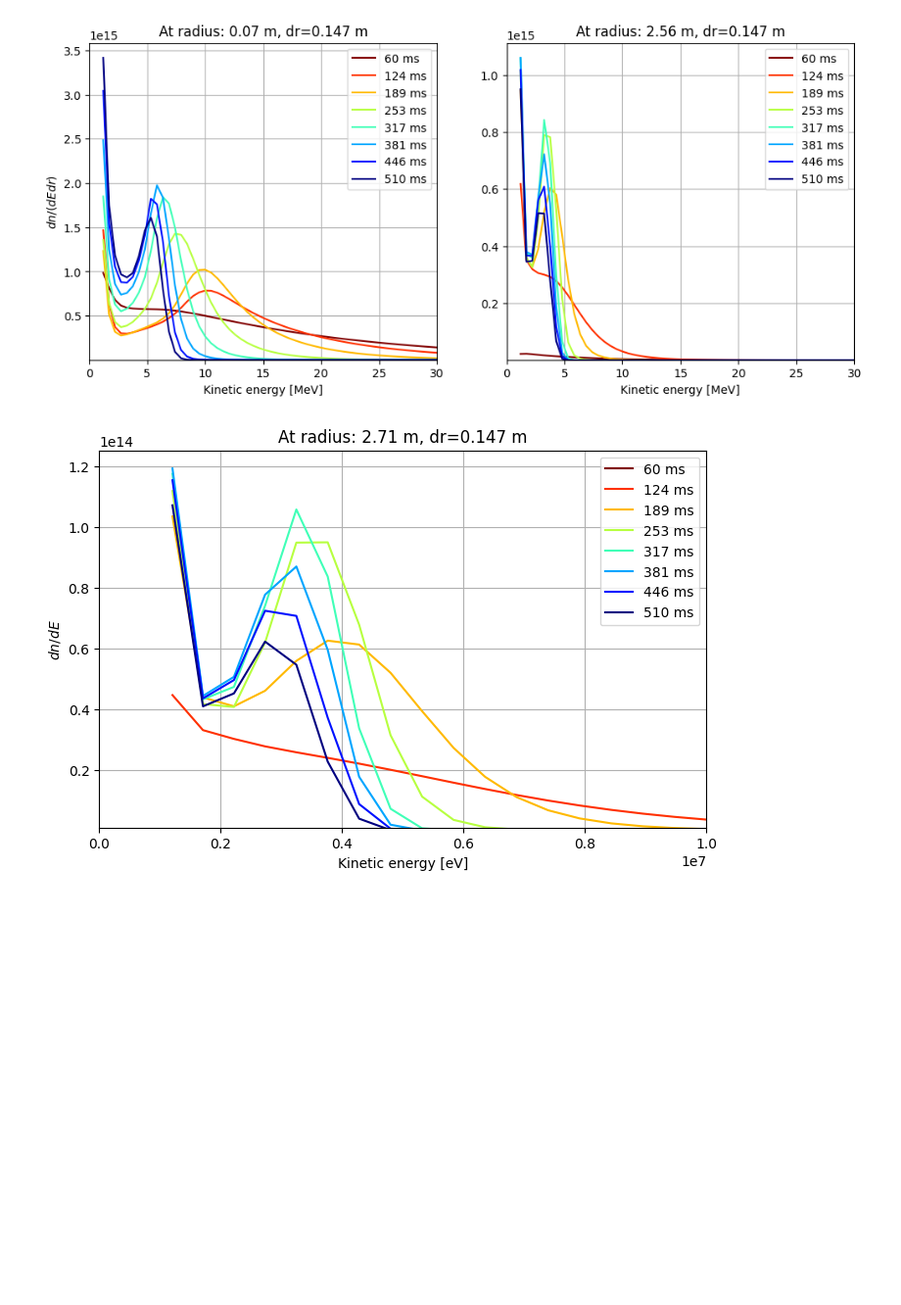
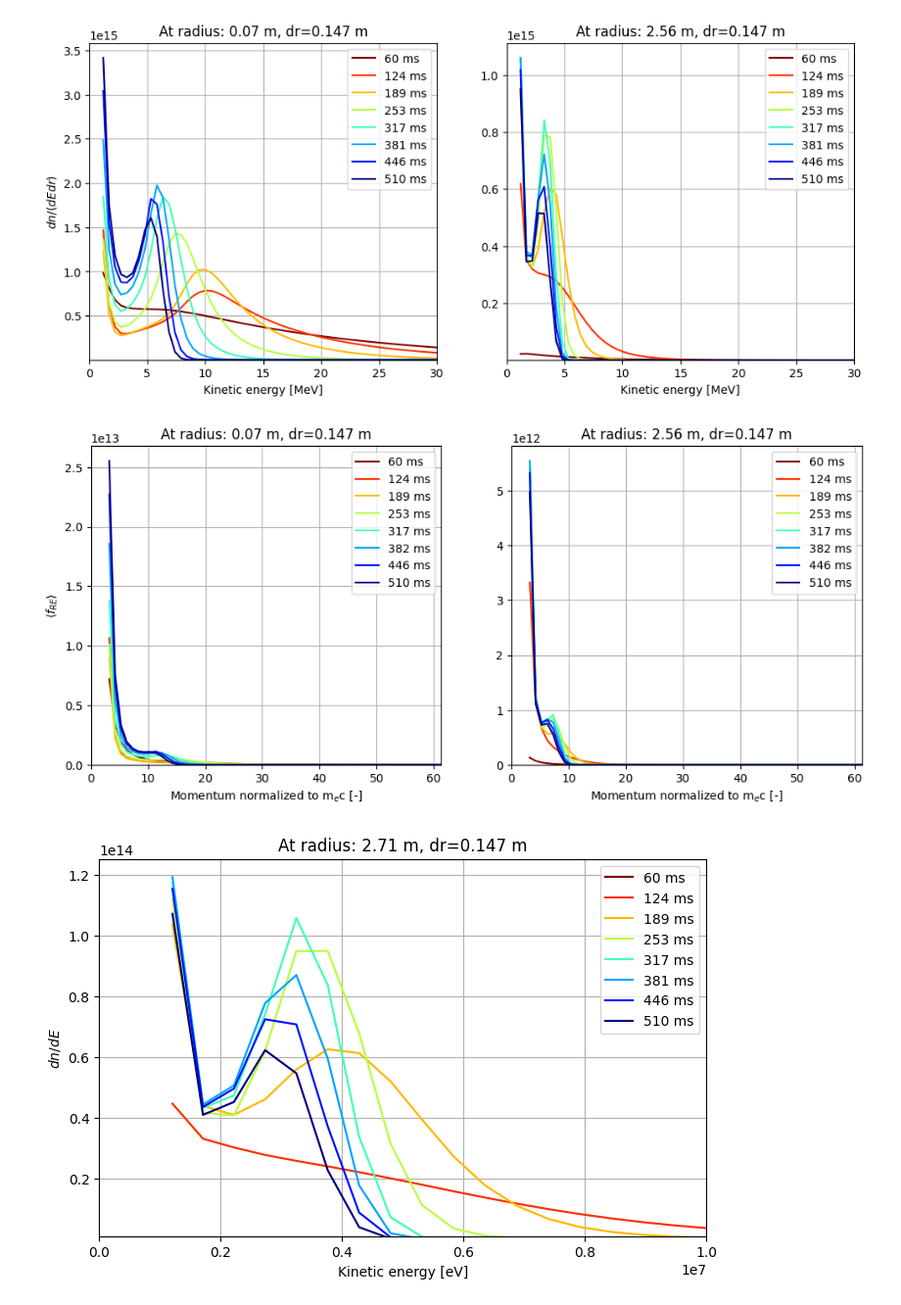
Before and after one commit to leferi99/CDO-plotting, a Jupyter notebook: h5_for_distribution.ipynb, the cells around one changed output. Shown at 98% size. Saved outputs shown, nothing was run; the diff lists cells and outputs as text; code cells hidden in the pictures; blank space fills up the shorter version.

```diff
--- a/h5_for_distribution.ipynb
+++ b/h5_for_distribution.ipynb
@@ -1,6 +1,6 @@
 # %%
 import h5py
-import os
+import glob
 import bisect
 import distribution
 import numpy as np
@@ -8,12 +8,13 @@ import matplotlib.pyplot as plt
 
 
 def newest_output(path):
-    files = os.listdir(path)
-    paths = [os.path.join(path, basename) for basename in files if (basename.endswith('.h5') and basename.startswith('output_'))]
-    return max(paths, key=os.path.getmtime)
+    list2 = glob.glob(path + 'output_??_.h5')
+    if len(list2) > 0:
+        return max( glob.glob(path + 'output_??_.h5'))
+    else:
+        return max( glob.glob(path + 'output_?_.h5'))
 
-folder = "C:/Users/lefer/Documents/Egyetem/RE Projekt/Current/Data/ndc2_30/"
-identifier = folder.split("/")[-2]
+folder = "C:/Users/lefer/Documents/Egyetem/RE Projekt/Current/Data/TDK/2018_lowres_diff30/"
 
 fnames = []
 try:
@@ -89,7 +90,7 @@ concat = distribution.Distribution(fnames)
 # %%
 endtime = '{0:.0f}'.format(concat.timegrid_ms[-1])
 print(str(endtime) + " ms")
-output_file = "C:/Users/lefer/Documents/Egyetem/RE Projekt/Current/Data/" + identifier + "_distribution.h5"
+output_file = "C:/Users/lefer/Documents/Egyetem/RE Projekt/Current/Data/ndc2_30_distribution.h5"
 hf = h5py.File(output_file, 'w')
 # %% [output]
 510 ms
@@ -175,6 +176,71 @@ if True:
 hf.close()
 # %% [output]
 [figure]
+# %%
+hf = h5py.File(output_file, 'r')
+timegrid = concat.timegrid_ms
+radialgrid = concat.radialgrid
+dr = hf["dr"][()]
+
+# Change the radial cell here from 0 to 19
+radial_cell_1 = 0
+radial_cell_2 = 17
+
+if True:
+    indices = calculate_indices2(timegrid, 60, 7)
+    ccolors = plt.cm.jet(np.linspace(1, 0, len(indices)))
+
+    xdata = concat.re_momentumgrid
+    ydata = concat.f_re_avg
+    fig = plt.figure(figsize=(12, 5))
+    plt.subplot(1, 2, 1)  # rows, columns, index
+    j = 0
+    for i in indices:
+        plt.plot(xdata, ydata[i, radial_cell_1, :], label='{0:.0f}'.format(np.round(timegrid[i], 0))+" ms",
+                 color=ccolors[j])
+        j += 1
+
+    plt.ylabel(r'$\langle f_{RE}\rangle$')
+    plt.xlabel(r'Momentum normalized to m$_e$c [-]')
+    plt.title(r'At radius: ' + '{0:.2f}'.format(radialgrid[radial_cell_1]) + " m, dr="
+              + '{0:.3f}'.format(dr[radial_cell_1]) + " m")
+    plt.tick_params('x', labelbottom=True)
+
+    plt.ylim(0, None)
+    plt.xlim(0, 61.32)
+    #plt.yscale("log")
+    plt.legend()
+    plt.grid()
+
+
+    indices = calculate_indices2(timegrid, 60, 7)
+    ccolors = plt.cm.jet(np.linspace(1, 0, len(indices)))
+
+    xdata = concat.re_momentumgrid
+    ydata = concat.f_re_avg
+    #fig = plt.figure(figsize=(8, 5))
+    plt.subplot(1, 2, 2)  # rows, columns, index
+    j = 0
+    for i in indices:
+        plt.plot(xdata, ydata[i, radial_cell_2, :], label='{0:.0f}'.format(np.round(timegrid[i], 0))+" ms",
+                 color=ccolors[j])
+        j += 1
+
+    #plt.ylabel(r'$dn/(dEdr)$')
+    plt.xlabel(r'Momentum normalized to m$_e$c [-]')
+    plt.title(r'At radius: ' + '{0:.2f}'.format(radialgrid[radial_cell_2]) + " m, dr="
+              + '{0:.3f}'.format(dr[radial_cell_2]) + " m")
+    plt.tick_params('x', labelbottom=True)
+
+    plt.ylim(0, None)
+    plt.xlim(0, 61.32)
+    #plt.yscale("log")
+    plt.legend()
+    plt.grid()
+
+hf.close()
+# %% [output]
+[figure, added]
 # %%
 hf = h5py.File(output_file, 'r')
 timegrid = hf["timegrid"][()]
```
Also changed, not shown: 6 other files.
